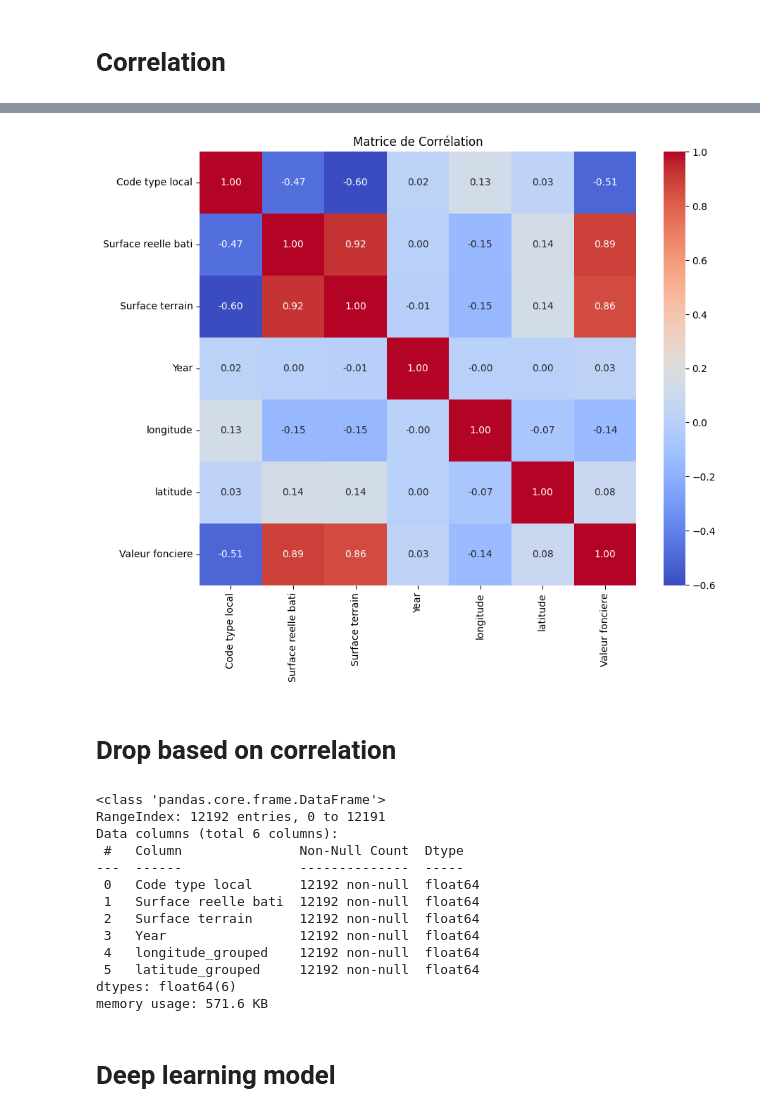
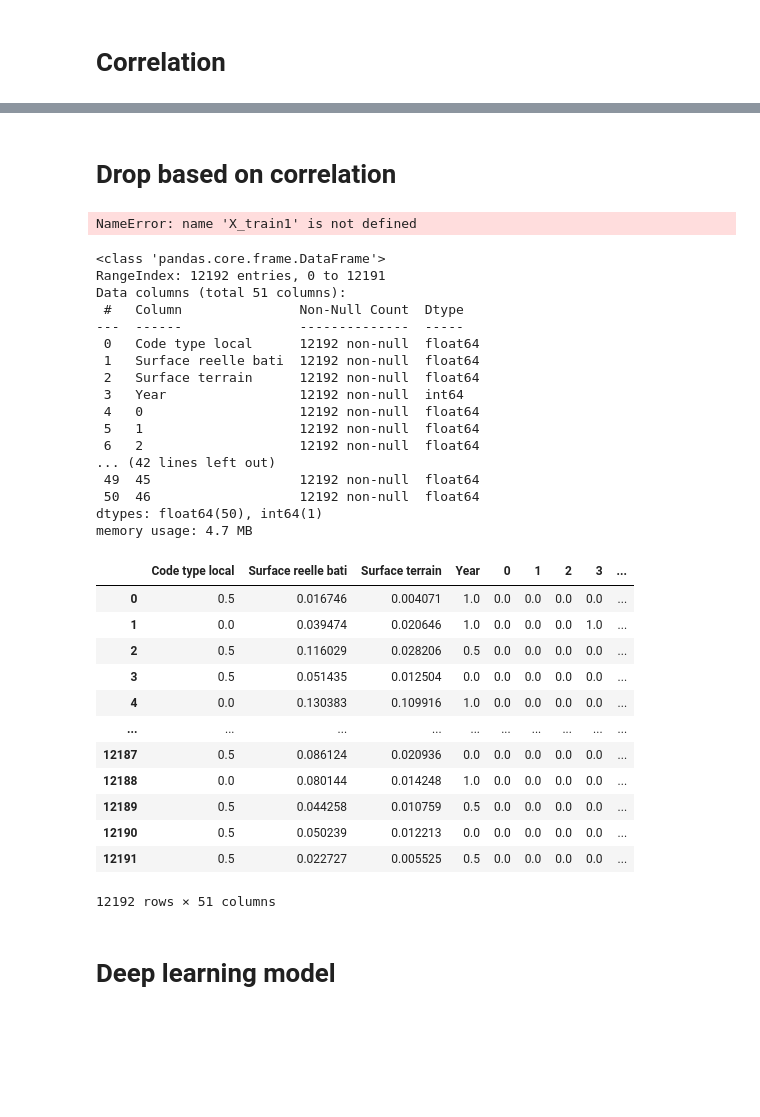
Before and after one commit to aelhirech/bdx_immo_deep_learn, a Jupyter notebook: programme.ipynb, the cells around one changed output, grey strips where cells are left out. Saved outputs shown, nothing was run; the diff lists cells and outputs as text; code cells hidden in the pictures; blank space fills up the shorter version.

```diff
--- a/programme.ipynb
+++ b/programme.ipynb
@@ -472,42 +474,53 @@ plt.show()
-# %%
-# Utilisation de Seaborn pour créer la heatmap
-plt.figure(figsize=(10, 8))
-sns.heatmap(
-    pd.concat([X_train1.reset_index(drop = True), y_train.reset_index(drop = True)], axis =1).corr(method = 'spearman'),
-    annot=True,
-    fmt=".2f",
-    cmap='coolwarm')
-
-# Affichage du graphique
-plt.title("Matrice de Corrélation")
-plt.show()
-# %% [output]
-[figure, removed]
 # %% [markdown]
 # Drop based on correlation
+# %%
+X_train = X_train.drop(columns = "Nombre pieces principales")
+X_test = X_test.drop(columns = "Nombre pieces principales")
 # %%
-X_train1 = X_train1.drop(columns = "Nombre pieces principales")
+"""X_train1 = X_train1.drop(columns = "Nombre pieces principales")
 X_train2 = X_train2.drop(columns = "Nombre pieces principales")
 X_train3 = X_train3.drop(columns = "Nombre pieces principales")
 X_test1 = X_test1.drop(columns = "Nombre pieces principales")
 X_test2 = X_test2.drop(columns = "Nombre pieces principales")
-X_test3 = X_test3.drop(columns = "Nombre pieces principales")
+X_test3 = X_test3.drop(columns = "Nombre pieces principales")"""
+# %% [output]
+NameError: name 'X_train1' is not defined
 # %%
-X_train2.info()
+X_train.info()
 # %% [output]
 <class 'pandas.core.frame.DataFrame'>
 RangeIndex: 12192 entries, 0 to 12191
-Data columns (total 6 columns):
+Data columns (total 51 columns):
  #   Column               Non-Null Count  Dtype
 ---  ------               --------------  -----
  0   Code type local      12192 non-null  float64
  1   Surface reelle bati  12192 non-null  float64
  2   Surface terrain      12192 non-null  float64
- 3   Year                 12192 non-null  float64
- 4   longitude_grouped    12192 non-null  float64
- 5   latitude_grouped     12192 non-null  float64
-dtypes: float64(6)
-memory usage: 571.6 KB
+ 3   Year                 12192 non-null  int64
+ 4   0                    12192 non-null  float64
+ 5   1                    12192 non-null  float64
+ 6   2                    12192 non-null  float64
+... (42 lines left out)
+ 49  45                   12192 non-null  float64
+ 50  46                   12192 non-null  float64
+dtypes: float64(50), int64(1)
+memory usage: 4.7 MB
+# %%
+X_train
+# %% [output]
+|  | Code type local | Surface reelle bati | Surface terrain | Year | 0 | 1 | 2 | 3 | ... |
+| 0 | 0.5 | 0.016746 | 0.004071 | 1.0 | 0.0 | 0.0 | 0.0 | 0.0 | ... |
+| 1 | 0.0 | 0.039474 | 0.020646 | 1.0 | 0.0 | 0.0 | 0.0 | 1.0 | ... |
+| 2 | 0.5 | 0.116029 | 0.028206 | 0.5 | 0.0 | 0.0 | 0.0 | 0.0 | ... |
+| 3 | 0.5 | 0.051435 | 0.012504 | 0.0 | 0.0 | 0.0 | 0.0 | 0.0 | ... |
+| 4 | 0.0 | 0.130383 | 0.109916 | 1.0 | 0.0 | 0.0 | 0.0 | 0.0 | ... |
+| ... | ... | ... | ... | ... | ... | ... | ... | ... | ... |
+| 12187 | 0.5 | 0.086124 | 0.020936 | 0.0 | 0.0 | 0.0 | 0.0 | 0.0 | ... |
+| 12188 | 0.0 | 0.080144 | 0.014248 | 1.0 | 0.0 | 0.0 | 0.0 | 0.0 | ... |
+| 12189 | 0.5 | 0.044258 | 0.010759 | 0.5 | 0.0 | 0.0 | 0.0 | 0.0 | ... |
+| 12190 | 0.5 | 0.050239 | 0.012213 | 0.0 | 0.0 | 0.0 | 0.0 | 0.0 | ... |
+| 12191 | 0.5 | 0.022727 | 0.005525 | 0.5 | 0.0 | 0.0 | 0.0 | 0.0 | ... |
+12192 rows × 51 columns
 # %% [markdown]
 # Deep learning model
 # %%
```
Also changed, not shown: parts of 14 cells of this notebook.
